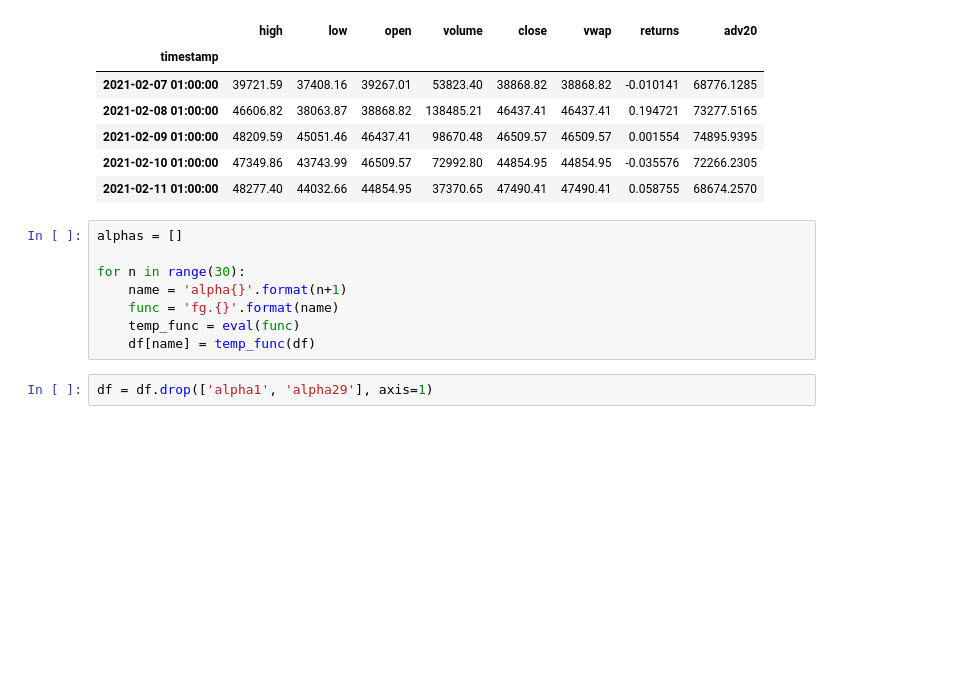
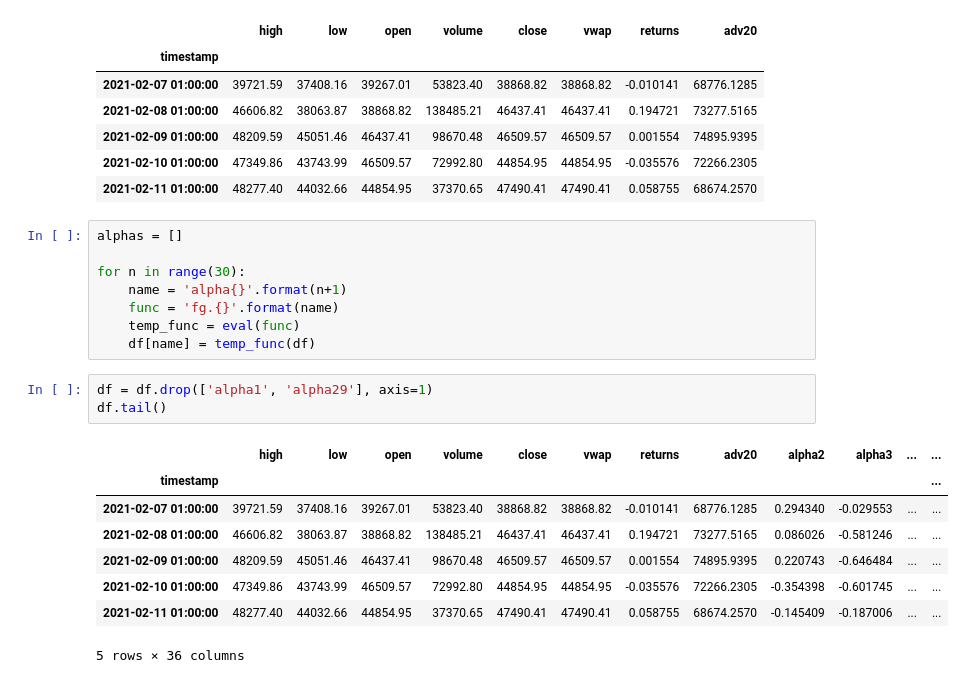
Before and after one commit to jaNGOB/101Alphas, a Jupyter notebook: create_features_set.ipynb, the cells around one changed output. Drawn from its saved outputs; the diff is of its cells as text; blank space fills up the shorter version.

```diff
--- a/create_features_set.ipynb
+++ b/create_features_set.ipynb
@@ -31,4 +31,14 @@ for n in range(30):
     df[name] = temp_func(df)
 # %%
 df = df.drop(['alpha1', 'alpha29'], axis=1)
+df.tail()
+# %% [output]
+|  | high | low | open | volume | close | vwap | returns | adv20 | alpha2 | alpha3 | ... | ... |
+| timestamp |  |  |  |  |  |  |  |  |  |  |  | ... |
+| 2021-02-07 01:00:00 | 39721.59 | 37408.16 | 39267.01 | 53823.40 | 38868.82 | 38868.82 | -0.010141 | 68776.1285 | 0.294340 | -0.029553 | ... | ... |
+| 2021-02-08 01:00:00 | 46606.82 | 38063.87 | 38868.82 | 138485.21 | 46437.41 | 46437.41 | 0.194721 | 73277.5165 | 0.086026 | -0.581246 | ... | ... |
+| 2021-02-09 01:00:00 | 48209.59 | 45051.46 | 46437.41 | 98670.48 | 46509.57 | 46509.57 | 0.001554 | 74895.9395 | 0.220743 | -0.646484 | ... | ... |
+| 2021-02-10 01:00:00 | 47349.86 | 43743.99 | 46509.57 | 72992.80 | 44854.95 | 44854.95 | -0.035576 | 72266.2305 | -0.354398 | -0.601745 | ... | ... |
+| 2021-02-11 01:00:00 | 48277.40 | 44032.66 | 44854.95 | 37370.65 | 47490.41 | 47490.41 | 0.058755 | 68674.2570 | -0.145409 | -0.187006 | ... | ... |
+5 rows × 36 columns
 # %%
```
Also changed, not shown: parts of 4 cells of this notebook.
